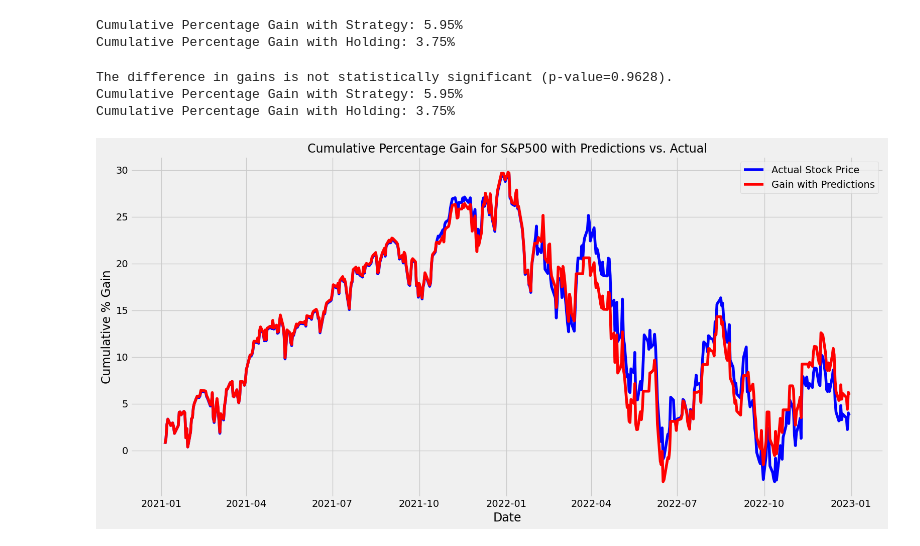
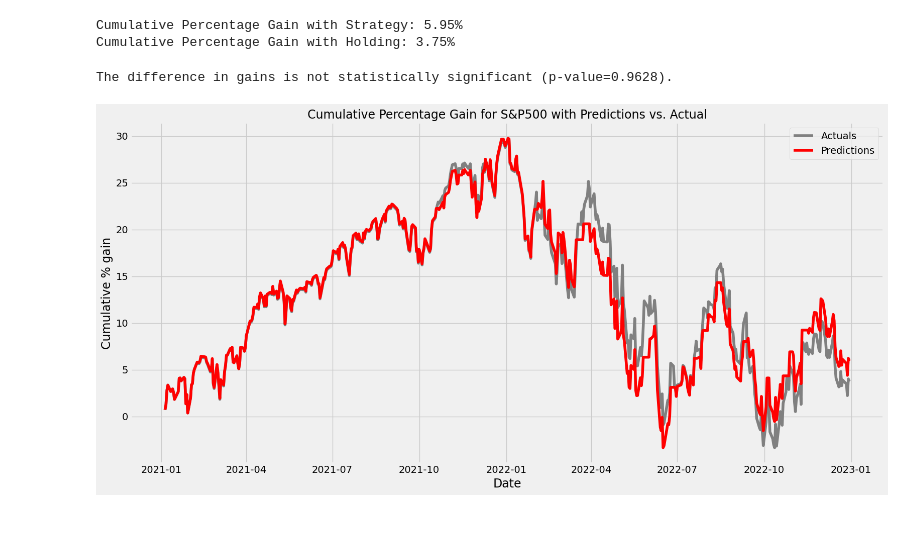
Before and after one commit to odamgaard/Seminar-Applied-Corporate-Finance, a Jupyter notebook: Project/Neural Network.ipynb, the cells around one changed output. Cells and saved outputs as stored; diff of their text form; code cells hidden in the pictures.

```diff
--- a/Project/Neural Network.ipynb
+++ b/Project/Neural Network.ipynb
@@ -328,37 +326,31 @@ if p_value < alpha:
     print(f'The difference in gains is statistically significant (p-value={p_value:.4f}).')
 else:
     print(f'The difference in gains is not statistically significant (p-value={p_value:.4f}).')
-
-# Print the final cumulative gains
-print(f'Cumulative Percentage Gain with Strategy: {cumulative_strategy_gain:.2%}')
-print(f'Cumulative Percentage Gain with Holding: {cumulative_hold_gain:.2%}')
 # %% [output]
 The difference in gains is not statistically significant (p-value=0.9628).
-Cumulative Percentage Gain with Strategy: 5.95%
-Cumulative Percentage Gain with Holding: 3.75%
 # %%
 # Create a figure and axis for the plot
 fig, ax = plt.subplots(figsize=(16, 8))
 
 # Plot the cumulative percentage gain for the actual stock price
-ax.plot(valid.index, valid['Cumulative_Hold_Gain'] * 100, label='Actual Stock Price', color='blue')
+ax.plot(valid.index, valid['Cumulative_Hold_Gain'] * 100, label='Actuals', color='grey')
 
 # Plot the cumulative percentage gain with predictions
-ax.plot(valid.index, valid['Cumulative_Strategy_Gain'] * 100, label='Gain with Predictions', color='red')
+ax.plot(valid.index, valid['Cumulative_Strategy_Gain'] * 100, label='Predictions', color='red')
 
 # Set labels and title with a font size of 17
 ax.set_xlabel('Date', fontsize=17)
-ax.set_ylabel('Cumulative % Gain', fontsize=17)
+ax.set_ylabel('Cumulative % gain', fontsize=17)
 ax.set_title('Cumulative Percentage Gain for S&P500 with Predictions vs. Actual', fontsize=17)
 
 # Add a legend
 ax.legend()
 
 # Add a grid
 ax.grid(True)
 
 # Show the plot
 plt.tight_layout()
 plt.show()
 # %% [output]
-[figure, old version]
+[figure, new version]
```
Also changed, not shown: parts of 1 cell of this notebook.
